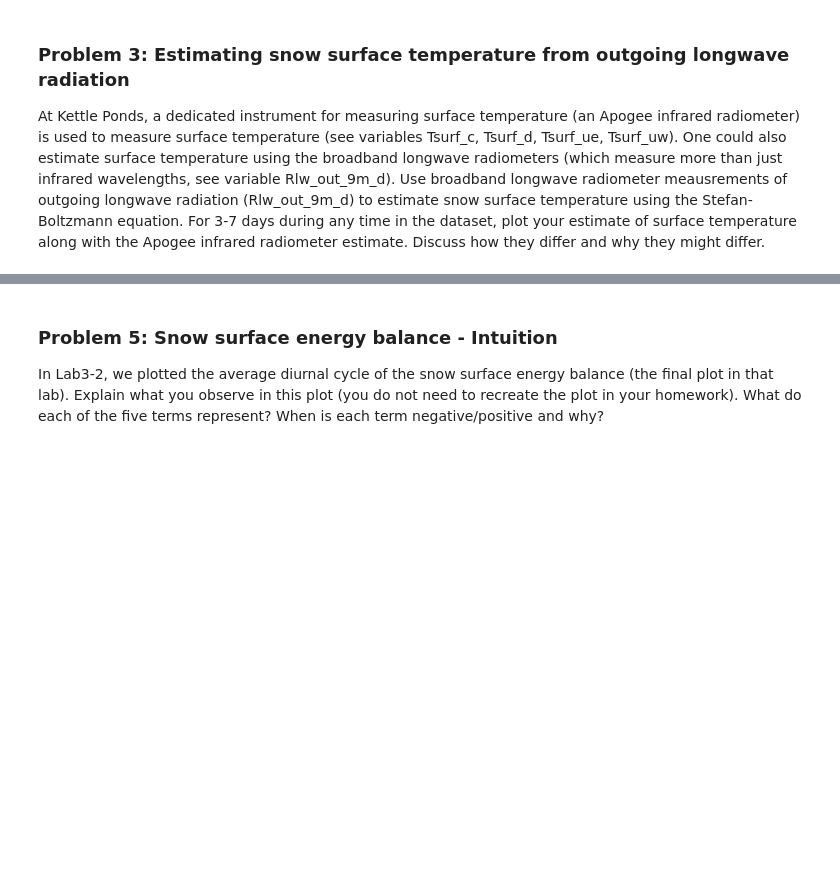
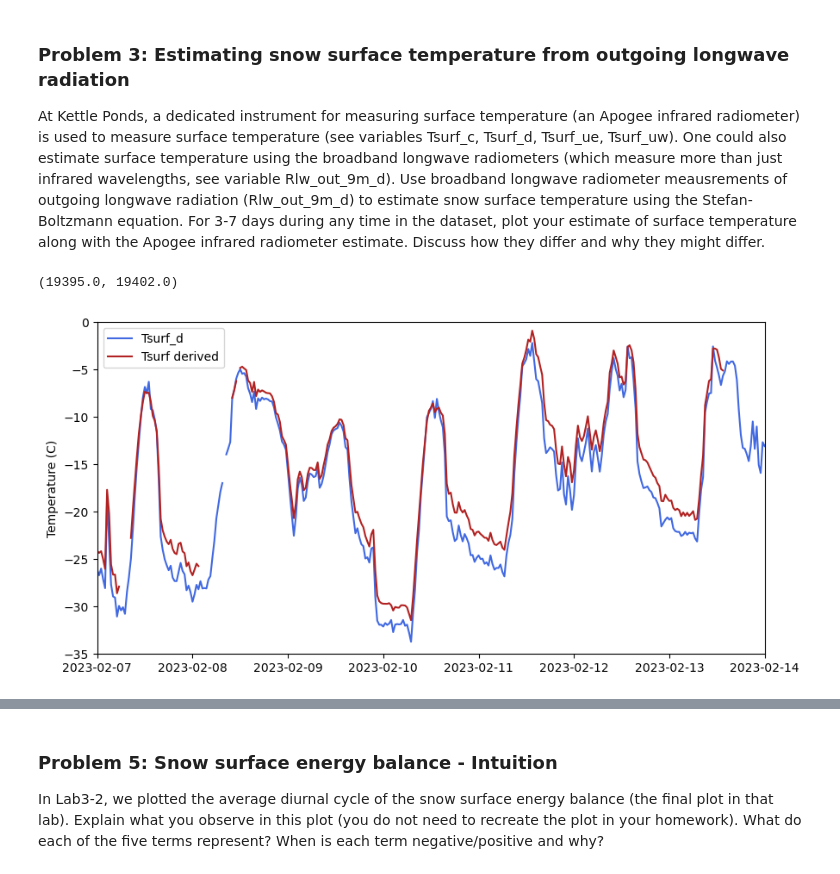
Before and after one commit to clinton-alden/snow_hydrology_WI25, a Jupyter notebook: module3/homework3.ipynb, the cells around one changed output, grey strips where cells are left out. Saved outputs shown, nothing was run; the diff lists cells and outputs as text; code cells hidden in the pictures; blank space fills up the shorter version.

```diff
--- a/module3/homework3.ipynb
+++ b/module3/homework3.ipynb
@@ -84,3 +94,32 @@ fig.autofmt_xdate()
 # %% [markdown]
 ### Problem 3: Estimating snow surface temperature from outgoing longwave radiation
 At Kettle Ponds, a dedicated instrument for measuring surface temperature (an Apogee infrared radiometer) is used to measure surface temperature (see variables Tsurf_c, Tsurf_d, Tsurf_ue, Tsurf_uw). One could also estimate surface temperature using the broadband longwave radiometers (which measure more than just infrared wavelengths, see variable Rlw_out_9m_d). Use broadband longwave radiometer meausrements of outgoing longwave radiation (Rlw_out_9m_d) to estimate snow surface temperature using the Stefan-Boltzmann equation. For 3-7 days during any time in the dataset, plot your estimate of surface temperature along with the Apogee infrared radiometer estimate. Discuss how they differ and why they might differ.
+# %%
+sos_tsurf_data = sos_dataset[[
+    'Tsurf_c',
+    'Tsurf_d',
+    'Tsurf_ue',
+    'Tsurf_uw'
+]].to_dataframe()
+# %%
+sigma = 5.67e-8
+E = sos_rad_data['Rlw_out_9m_d']
+
+T_derived = ((E/sigma)**0.25) - 273.15
+# %%
+fig, ax = plt.subplots(figsize=(10, 5))
+
+# plot Tsurf from observations
+ax.plot(sos_tsurf_data.index, sos_tsurf_data['Tsurf_d'], label='Tsurf_d', color='royalblue')
+
+# plot Tsurf derived from LWout
+ax.plot(sos_tsurf_data.index, T_derived, label='Tsurf derived', color='firebrick')
+
+ax.set_ylabel('Temperature (C)')
+ax.set_ylim(-35, 0)
+ax.legend()
+
+ax.set_xlim(pd.Timestamp('2023-02-07'), pd.Timestamp('2023-02-14'))
+# %% [output]
+(19395.0, 19402.0)
+[figure, added]
```
Also changed, not shown: parts of 10 cells of this notebook, 1 other file.
